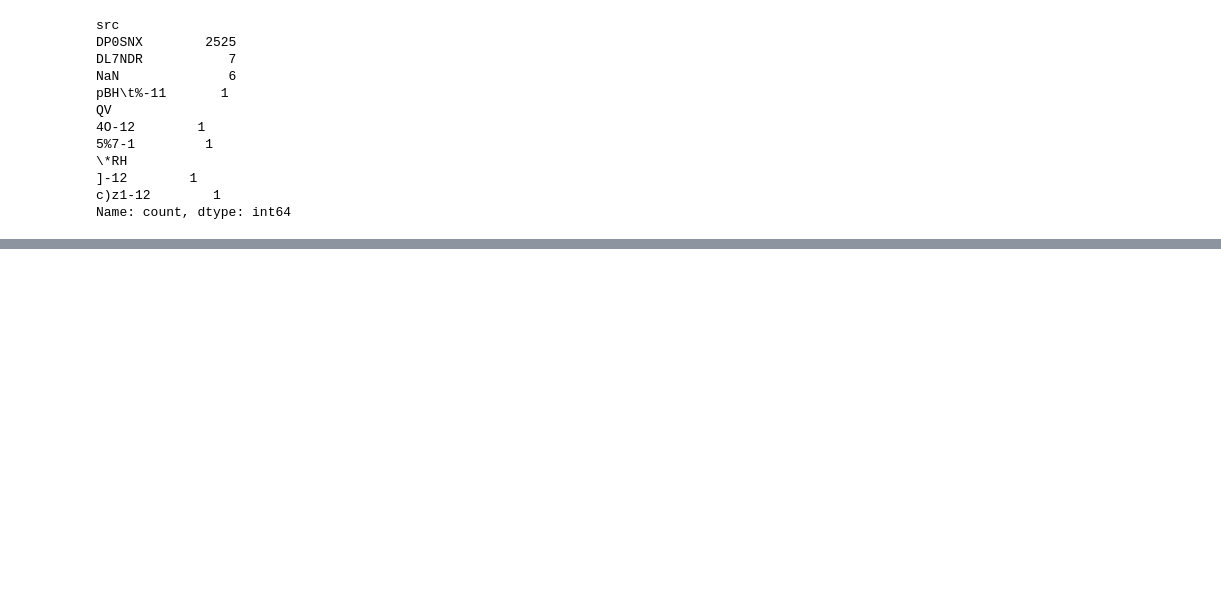
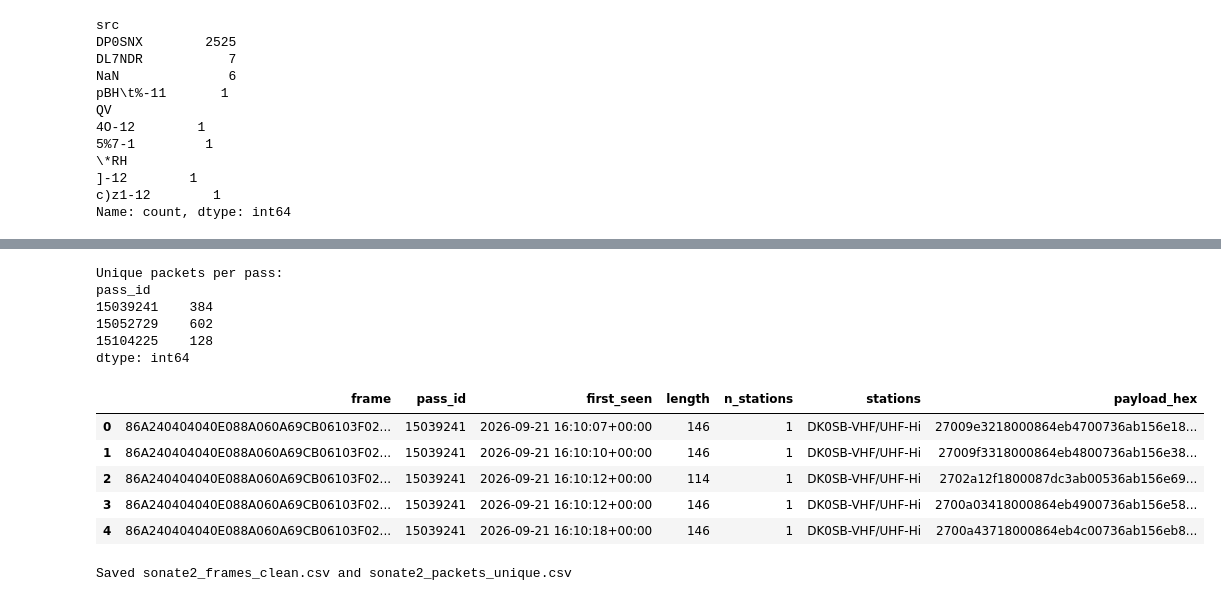
Before and after one commit to nguyen-katie/seds-hack, a Jupyter notebook: satnogs_frames.ipynb, the cells around one changed output, grey strips where cells are left out. Drawn from its saved outputs; the diff is of its cells as text; code cells hidden in the pictures; blank space fills up the shorter version.

```diff
--- a/satnogs_frames.ipynb
+++ b/satnogs_frames.ipynb
@@ -93,0 +151,34 @@ Name: count, dtype: int64
+# %%
+# 5. One row per distinct packet
+packets = (clean.groupby("frame")
+           .agg(pass_id=("pass_id", "first"),
+                first_seen=("timestamp", "min"),
+                length=("length", "first"),
+                n_stations=("observer", "nunique"),
+                stations=("observer", lambda s: ", ".join(sorted(set(x.rsplit("-", 1)[0] for x in s)))),
+                payload_hex=("payload_hex", "first"))
+           .reset_index()
+           .sort_values("first_seen", ignore_index=True))
+
+print("Unique packets per pass:")
+print(packets.groupby("pass_id").size())
+packets.head()
+# %% [output]
+Unique packets per pass:
+pass_id
+15039241    384
+15052729    602
+15104225    128
+dtype: int64
+|  | frame | pass_id | first_seen | length | n_stations | stations | payload_hex |
+| 0 | 86A240404040E088A060A69CB06103F02... | 15039241 | 2026-09-21 16:10:07+00:00 | 146 | 1 | DK0SB-VHF/UHF-Hi | 27009e3218000864eb4700736ab156e18... |
+| 1 | 86A240404040E088A060A69CB06103F02... | 15039241 | 2026-09-21 16:10:10+00:00 | 146 | 1 | DK0SB-VHF/UHF-Hi | 27009f3318000864eb4800736ab156e38... |
+| 2 | 86A240404040E088A060A69CB06103F02... | 15039241 | 2026-09-21 16:10:12+00:00 | 114 | 1 | DK0SB-VHF/UHF-Hi | 2702a12f1800087dc3ab00536ab156e69... |
+| 3 | 86A240404040E088A060A69CB06103F02... | 15039241 | 2026-09-21 16:10:12+00:00 | 146 | 1 | DK0SB-VHF/UHF-Hi | 2700a03418000864eb4900736ab156e58... |
+| 4 | 86A240404040E088A060A69CB06103F02... | 15039241 | 2026-09-21 16:10:18+00:00 | 146 | 1 | DK0SB-VHF/UHF-Hi | 2700a43718000864eb4c00736ab156eb8... |
+# %%
+clean.to_csv("data/satnogs/sonate2_frames_clean.csv", index=False)
+packets.to_csv("data/satnogs/sonate2_packets_unique.csv", index=False)
+print("Saved sonate2_frames_clean.csv and sonate2_packets_unique.csv")
+# %% [output]
+Saved sonate2_frames_clean.csv and sonate2_packets_unique.csv
```
Also changed, not shown: parts of 7 cells of this notebook, 10 other files.
